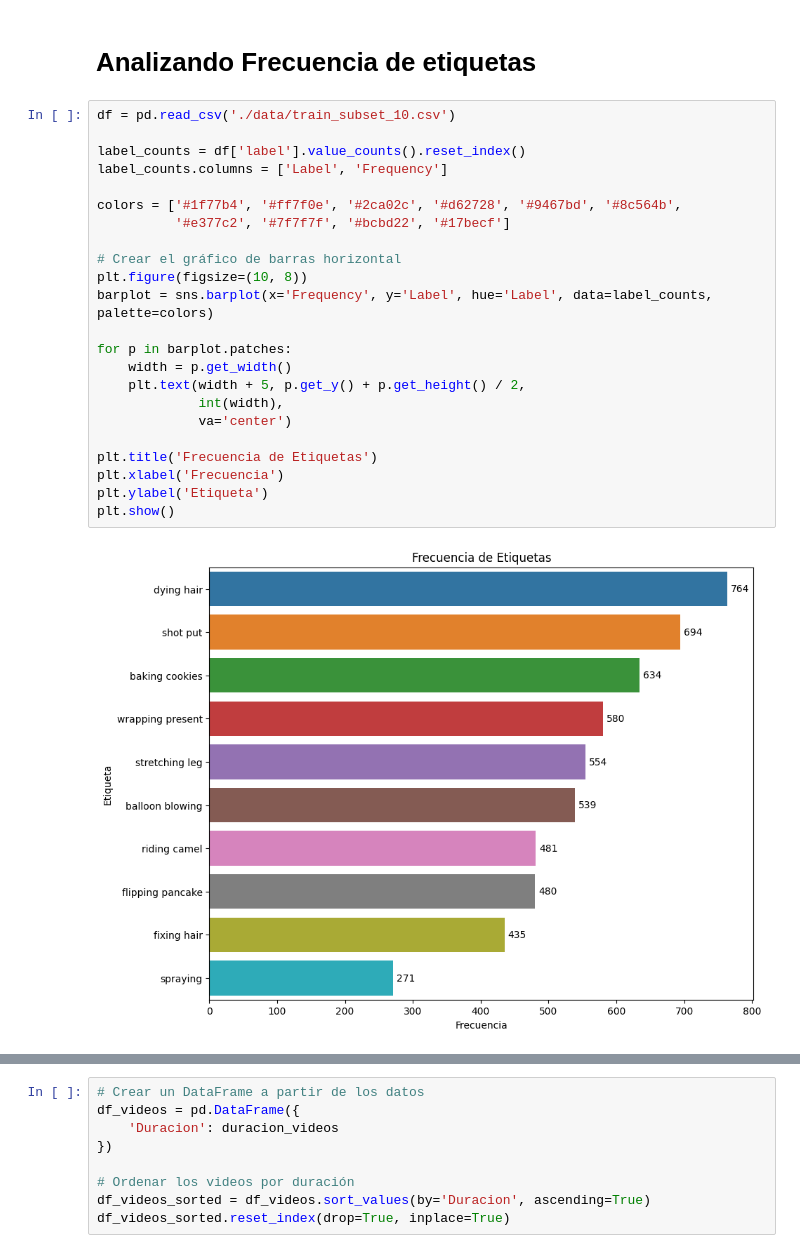
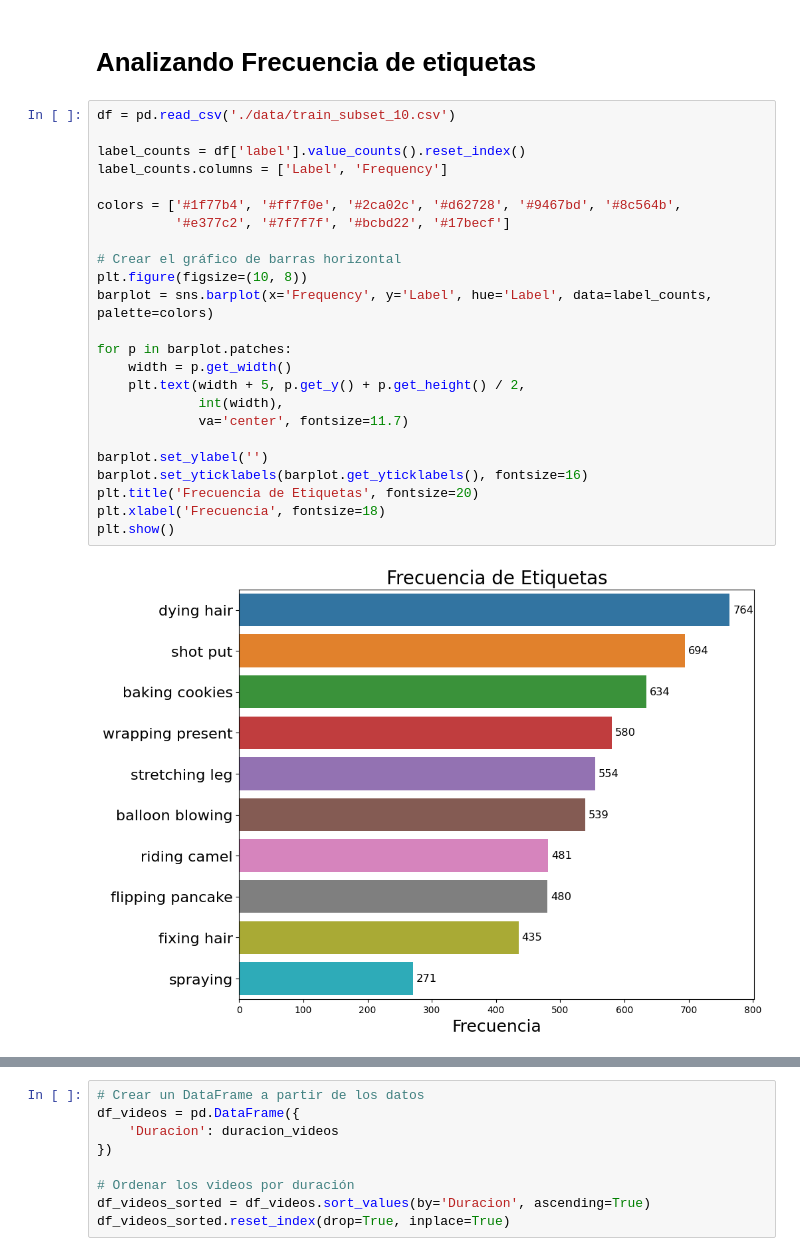
Before and after one commit to Zanderz17/ml-proyecto-03, a Jupyter notebook: exploring-dataset.ipynb, the cells around one changed output, grey strips where cells are left out. Drawn from its saved outputs; the diff is of its cells as text.

```diff
--- a/exploring-dataset.ipynb
+++ b/exploring-dataset.ipynb
@@ -74,28 +74,29 @@ Copied: XhZTEPRW5lk_000001_000011.mp4
 # %%
 df = pd.read_csv('./data/train_subset_10.csv')
 
 label_counts = df['label'].value_counts().reset_index()
 label_counts.columns = ['Label', 'Frequency']
 
 colors = ['#1f77b4', '#ff7f0e', '#2ca02c', '#d62728', '#9467bd', '#8c564b',
           '#e377c2', '#7f7f7f', '#bcbd22', '#17becf']
 
 # Crear el gráfico de barras horizontal
 plt.figure(figsize=(10, 8))
 barplot = sns.barplot(x='Frequency', y='Label', hue='Label', data=label_counts, palette=colors)
 
 for p in barplot.patches:
     width = p.get_width()
     plt.text(width + 5, p.get_y() + p.get_height() / 2,
              int(width),
-             va='center')
+             va='center', fontsize=11.7)
 
-plt.title('Frecuencia de Etiquetas')
-plt.xlabel('Frecuencia')
-plt.ylabel('Etiqueta')
+barplot.set_ylabel('')
+barplot.set_yticklabels(barplot.get_yticklabels(), fontsize=16)
+plt.title('Frecuencia de Etiquetas', fontsize=20)
+plt.xlabel('Frecuencia', fontsize=18)
 plt.show()
 # %% [output]
-[figure, old version]
+[figure, new version]
 # %%
 
 # Ruta a la carpeta que contiene los archivos MP4
```
Also changed, not shown: parts of 3 cells of this notebook, 9 other files.
